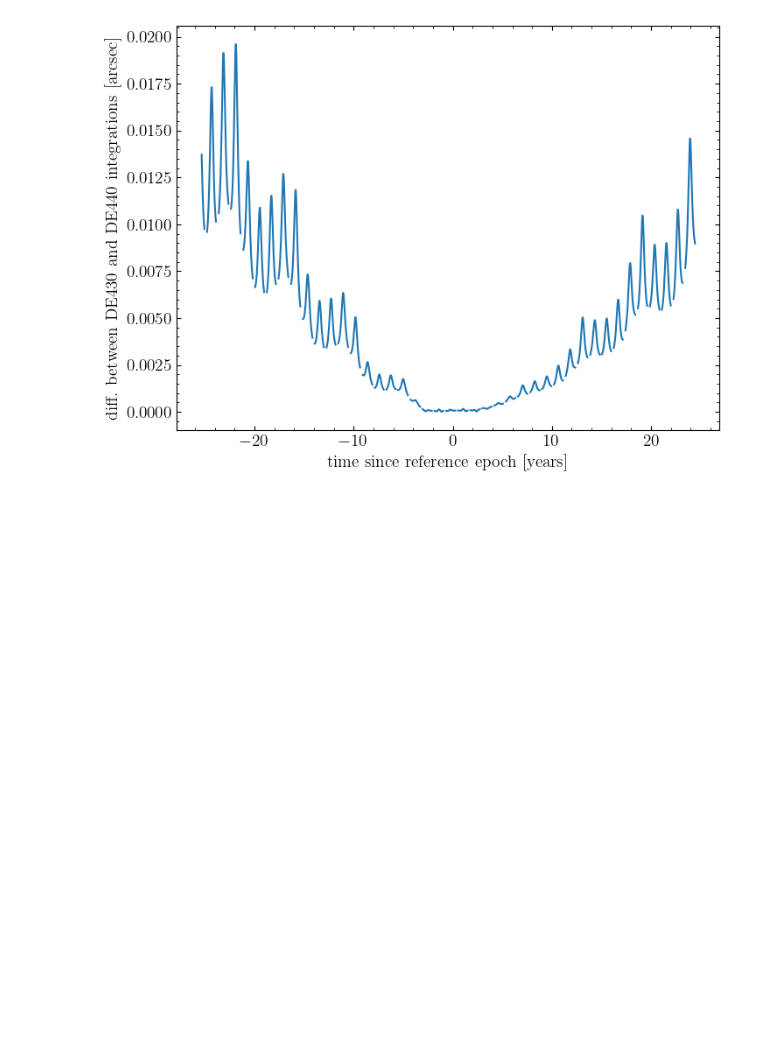
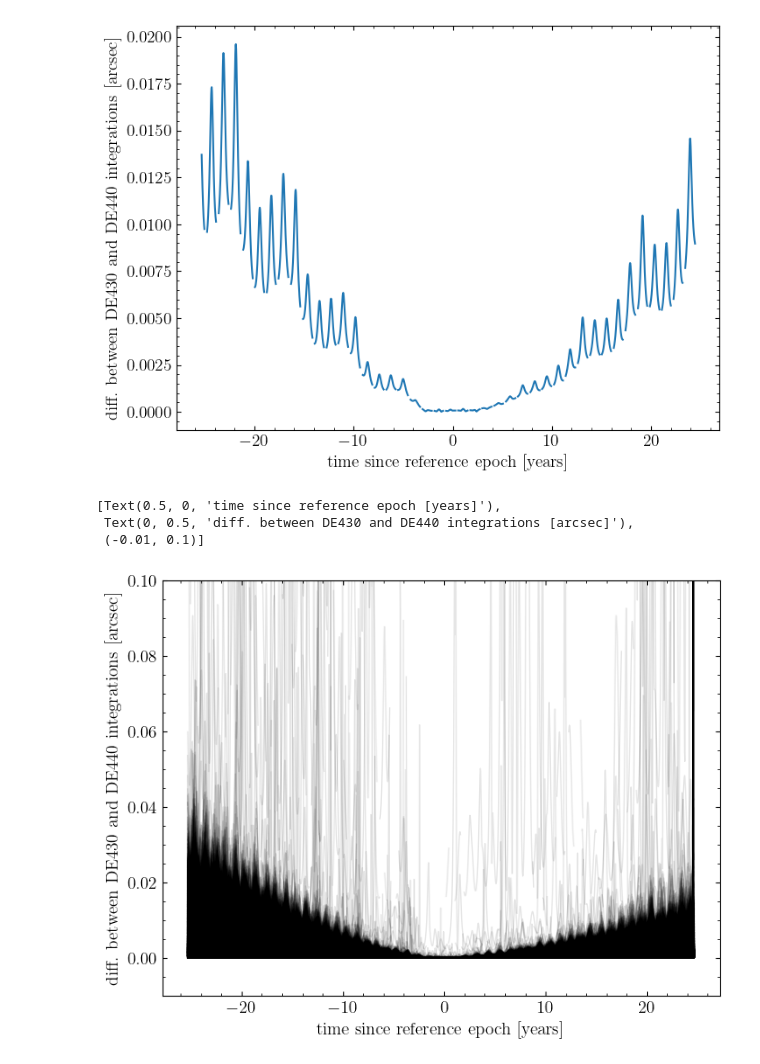
Before and after one commit to ben-cassese/jorbit, a Jupyter notebook: ephem_astrometry_differences.ipynb, the cells around one changed output. Saved outputs shown, nothing was run; the diff lists cells and outputs as text; code cells hidden in the pictures; blank space fills up the shorter version.

```diff
--- a/ephem_astrometry_differences.ipynb
+++ b/ephem_astrometry_differences.ipynb
@@ -130,3 +130,30 @@ ax.set(
 [Text(0.5, 0, 'time since reference epoch [years]'),
  Text(0, 0.5, 'diff. between DE430 and DE440 integrations [arcsec]')]
 [figure]
+# %%
+from glob import glob
+
+import numpy as np
+
+res_files = glob("/Users/cassese/Downloads/results/*")
+res_files = sorted(res_files)
+
+names = []
+results = []
+for rf in res_files:
+    names.append(int(rf.split("/")[-1].split(".")[0]))
+    results.append(np.load(rf))
+# %%
+fig, ax = plt.subplots(figsize=(8, 6))
+for n, res in zip(names, results):
+    ax.plot((times - epoch).to(u.year), res, label=str(n), color="k", alpha=0.1, lw=1)
+ax.set(
+    xlabel="time since reference epoch [years]",
+    ylabel="diff. between DE430 and DE440 integrations [arcsec]",
+    ylim=(-0.01, 0.1)
+)
+# %% [output]
+[Text(0.5, 0, 'time since reference epoch [years]'),
+ Text(0, 0.5, 'diff. between DE430 and DE440 integrations [arcsec]'),
+ (-0.01, 0.1)]
+[figure, added]
```
